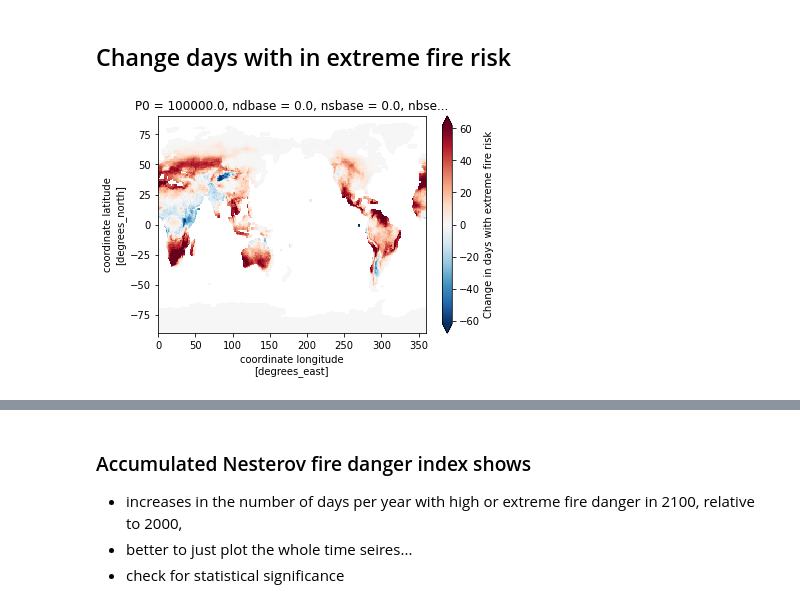
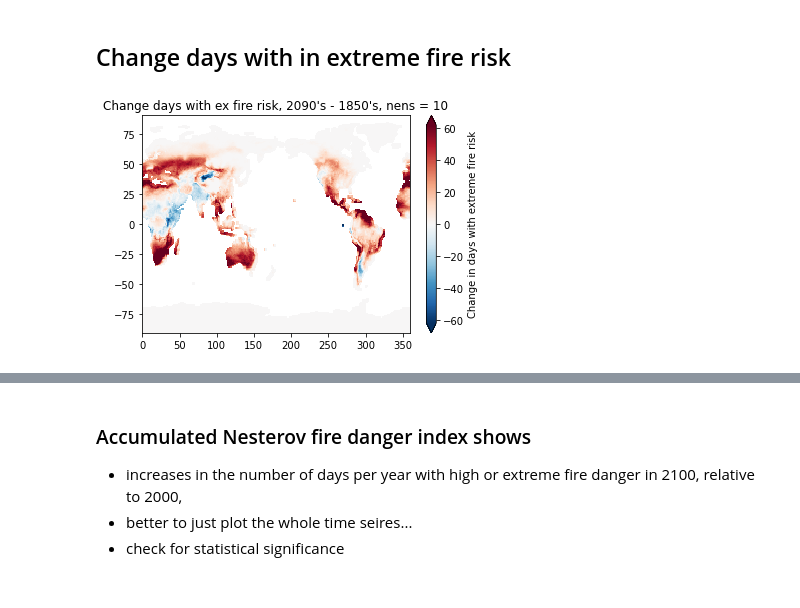
Before and after one commit to wwieder/cesm-lens, a Jupyter notebook: notebooks/lens2_FireRisk_NI.ipynb, the cells around one changed output, grey strips where cells are left out. Saved outputs shown, nothing was run; the diff lists cells and outputs as text; code cells hidden in the pictures.

```diff
--- a/notebooks/lens2_FireRisk_NI.ipynb
+++ b/notebooks/lens2_FireRisk_NI.ipynb
@@ -442,7 +440,7 @@ dewpoint = (fdi_b * yipsolon) / (fdi_a - yipsolon)
 ds['d_NI'] = (ds.temp - dewpoint) * ds.temp  # .compute(skipna=True)
 
 # don't allow negative values
-ds['d_NI'] = ds['d_NI'].where(ds['d_NI'] > 0, 0)
+ds['d_NI'] = ds['d_NI'].clip(min=0)
 
 # Reset when daily precip > 3 mm/day
 ds['d_NI'] = ds['d_NI'].where(ds.PPT < 3, np.nan)  # .compute(skipna=True)
@@ -495,7 +493,4 @@ compute in next cell
 %%time
 acc_NI = client.persist(acc_NI, retries=3)
 _ = wait(acc_NI)
-
-# get back orig. chunk sizes
-acc_NI = acc_NI.chunk({'time': 1000, 'lat':50,'lon':50})
 # %% [output]
@@ -554,21 +548,12 @@ temp.plot(hue='ens') ;
 * above 4000 extreme
 # %%
 %%time
-# Ensemble mean of days / year with extreme fire risk
-exCount = (
-    acc_NI.where(acc_NI > 4000)
-    .resample(time='Y', skipna=True)
-    .count(dim='time')
-    .mean(dim='ens')
-    .compute(skipna=True)
-)
-print('finished exCount mean')
+# <--- changed. resample() is sort of slow, so only doit once and reuse the resample object
+count_base = acc_NI.where(acc_NI > 4000).resample(time="Y").count(dim="time")
 
-exCountstd = (
-    acc_NI.where(acc_NI > 4000)
-    .resample(time='Y', skipna=True)
-    .count(dim='time')
-    .std(dim='ens')
-    .compute(skipna=True)
-)
+exCount = count_base.mean(dim="ens").compute()
+print("finished exCount mean")
+
+exCountstd = count_base.std(dim="ens").compute()
+print("finished exCount std")
 # %% [output]
@@ -578,5 +577,6 @@ Wall time: 30 s
 # %%
-exCount.where(ds['PPT'].max(['time', 'ens']) > 0.0).isel(time=-1).plot(
+exCount = exCount['acc_NI'].where(ds.landmask.notnull())
+exCount.isel(time=-1).plot(
     robust=True, cbar_kwargs={"label": "days with extreem fire risk"}
 );
 # %% [output]
@@ -586,11 +586,14 @@ exCount.where(ds['PPT'].max(['time', 'ens']) > 0.0).isel(time=-1).plot(
 # %%
 (exCount.isel(time=slice(-10,None)).mean('time') -
  exCount.isel(time=slice(  0, 10 )).mean('time')) \
   .where(ds['PPT'].max(['time', 'ens']) > 0) \
   .plot(robust=True,
-        cbar_kwargs={"label": "Change in days with extreme fire risk"}) ;
+        cbar_kwargs={"label": "Change in days with extreme fire risk"})
+plt.title("Change days with ex fire risk, 2090's - 1850's, nens = "+str(nens) )
+plt.xlabel("")
+plt.ylabel("") ;
 # %% [output]
-[figure, old version]
+[figure, new version]
 # %%
 plt.figure(figsize=[15, 8])
 plt.subplot(2, 3, 1)
```
Also changed, not shown: parts of 20 cells of this notebook, 1 other file.
